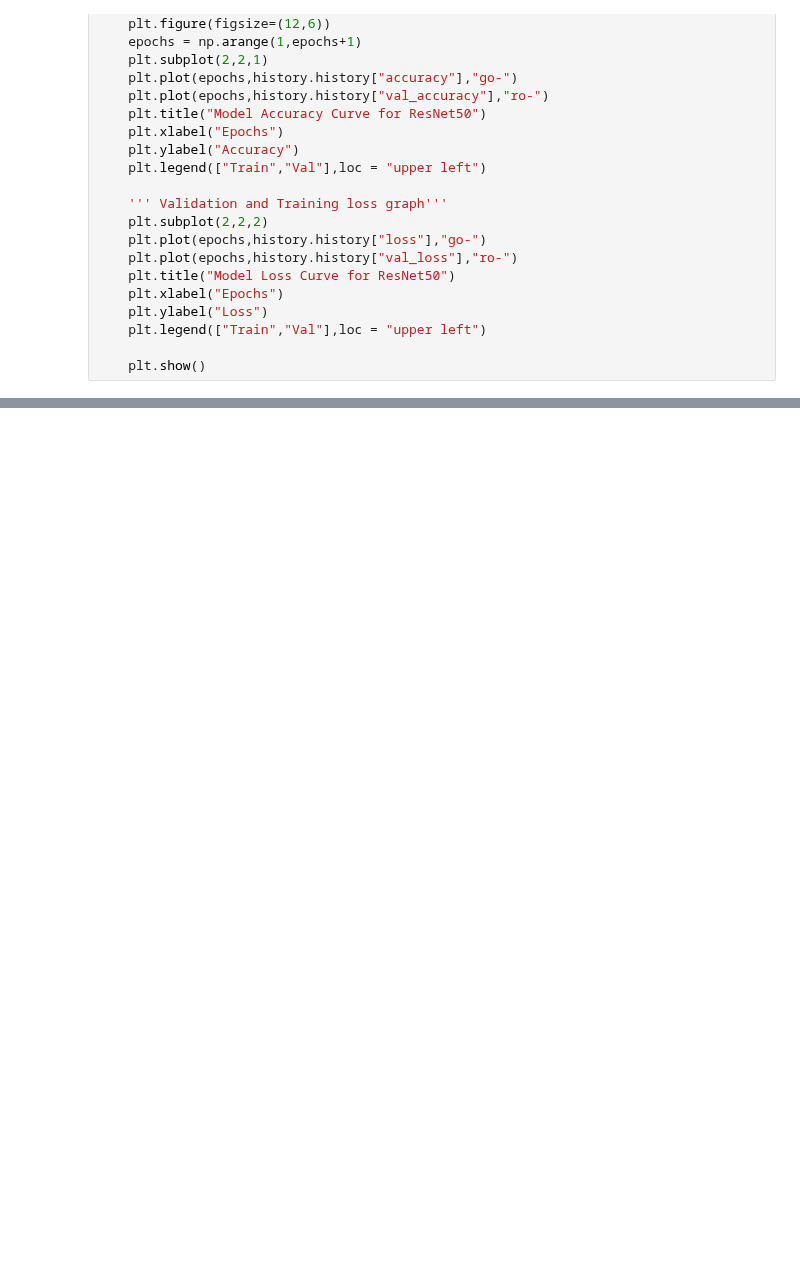
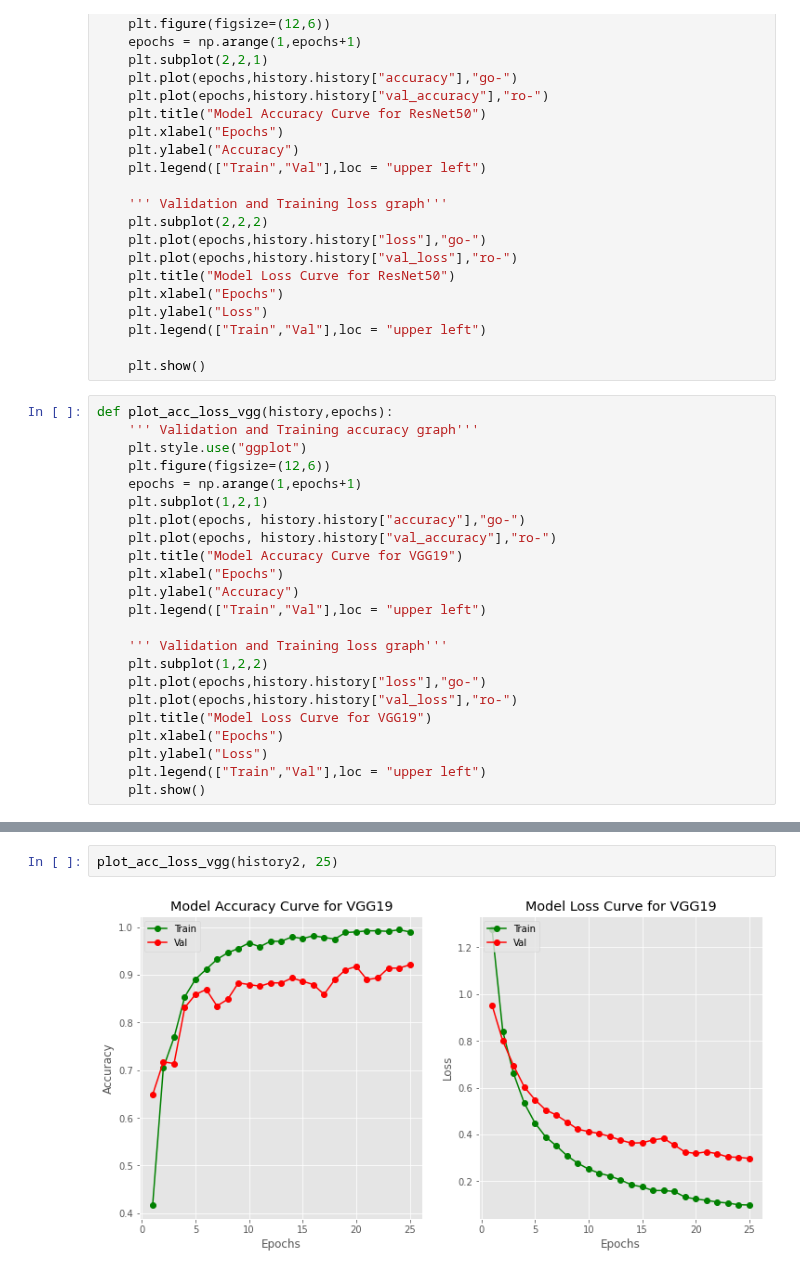
Before and after one commit to varadmahatme/Advanced-machine-learning-deep-learning, a Jupyter notebook: AMLDL1.ipynb, the cells around one changed output, grey strips where cells are left out. Saved outputs shown, nothing was run; the diff lists cells and outputs as text; blank space fills up the shorter version.

```diff
--- a/AMLDL1.ipynb
+++ b/AMLDL1.ipynb
@@ -1974,3 +1974,26 @@ def plot_acc_loss_resnet(history, epochs):
     plt.legend(["Train","Val"],loc = "upper left")
 
     plt.show()
+# %%
+def plot_acc_loss_vgg(history,epochs):
+    ''' Validation and Training accuracy graph'''
+    plt.style.use("ggplot")
+    plt.figure(figsize=(12,6))
+    epochs = np.arange(1,epochs+1)
+    plt.subplot(1,2,1)
+    plt.plot(epochs, history.history["accuracy"],"go-")
+    plt.plot(epochs, history.history["val_accuracy"],"ro-")
+    plt.title("Model Accuracy Curve for VGG19")
+    plt.xlabel("Epochs")
+    plt.ylabel("Accuracy")
+    plt.legend(["Train","Val"],loc = "upper left")
+
+    ''' Validation and Training loss graph'''
+    plt.subplot(1,2,2)
+    plt.plot(epochs,history.history["loss"],"go-")
+    plt.plot(epochs,history.history["val_loss"],"ro-")
+    plt.title("Model Loss Curve for VGG19")
+    plt.xlabel("Epochs")
+    plt.ylabel("Loss")
+    plt.legend(["Train","Val"],loc = "upper left")
+    plt.show()
@@ -1976,0 +2004,4 @@ def plot_acc_loss_resnet(history, epochs):
+# %%
+plot_acc_loss_vgg(history2, 25)
+# %% [output]
+[figure, added]
```
Also changed, not shown: parts of 1 cell of this notebook.
